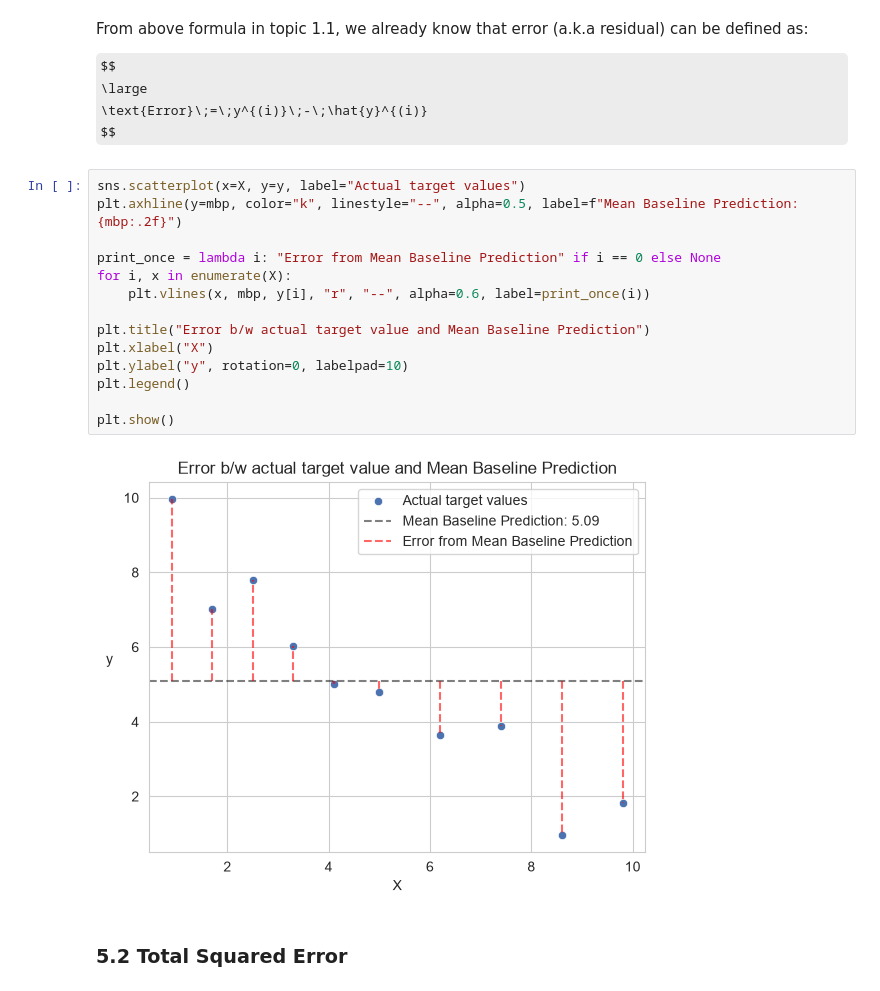
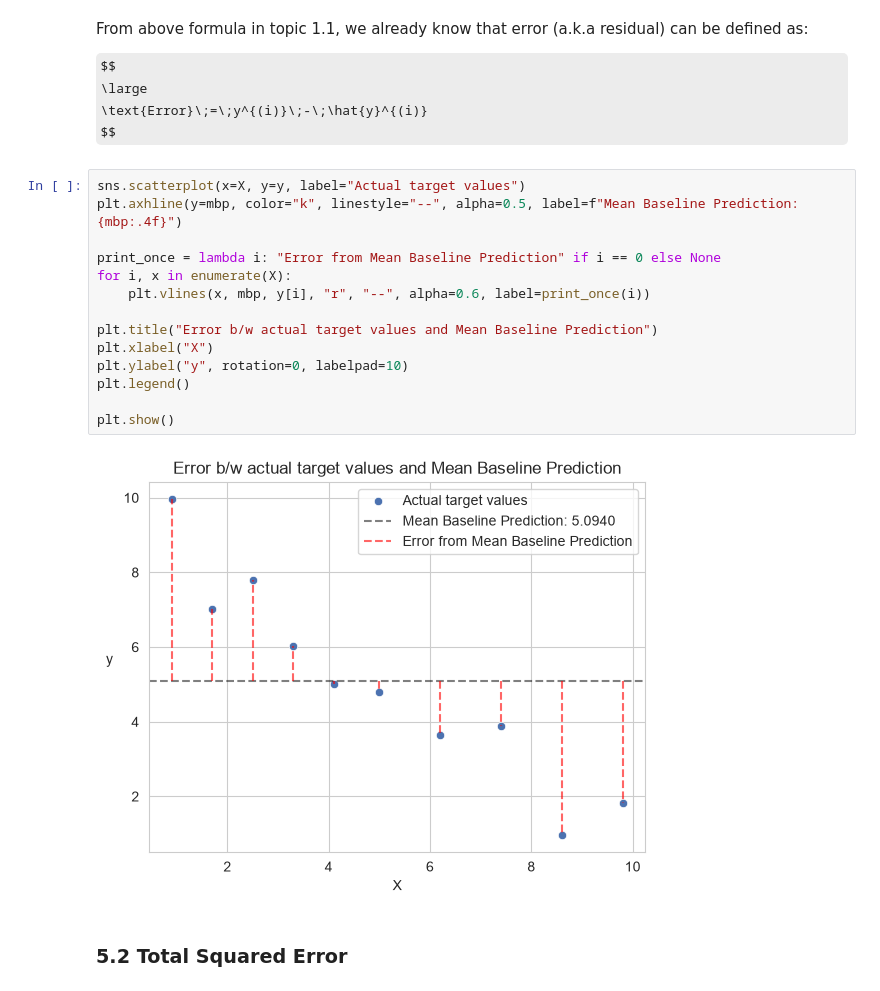
Before and after one commit to dheemanth-bhat/supervised-ml-algorithms, a Jupyter notebook: 01_Linear_Regression/02_Evaluation_Metrics.ipynb, the cells around one changed output. Saved outputs shown, nothing was run; the diff lists cells and outputs as text; some formulas as TeX source.

```diff
--- a/01_Linear_Regression/02_Evaluation_Metrics.ipynb
+++ b/01_Linear_Regression/02_Evaluation_Metrics.ipynb
@@ -377,20 +377,20 @@ $$
 $$
 # %%
 sns.scatterplot(x=X, y=y, label="Actual target values")
-plt.axhline(y=mbp, color="k", linestyle="--", alpha=0.5, label=f"Mean Baseline Prediction: {mbp:.2f}")
+plt.axhline(y=mbp, color="k", linestyle="--", alpha=0.5, label=f"Mean Baseline Prediction: {mbp:.4f}")
 
 print_once = lambda i: "Error from Mean Baseline Prediction" if i == 0 else None
 for i, x in enumerate(X):
     plt.vlines(x, mbp, y[i], "r", "--", alpha=0.6, label=print_once(i))
 
-plt.title("Error b/w actual target value and Mean Baseline Prediction")
+plt.title("Error b/w actual target values and Mean Baseline Prediction")
 plt.xlabel("X")
 plt.ylabel("y", rotation=0, labelpad=10)
 plt.legend()
 
 plt.show()
 # %% [output]
-[figure, old version]
+[figure, new version]
 # %% [markdown]
 ### 5.2 Total Squared Error
 # %% [markdown]
```
Also changed, not shown: parts of 3 cells of this notebook, 2 other files.
